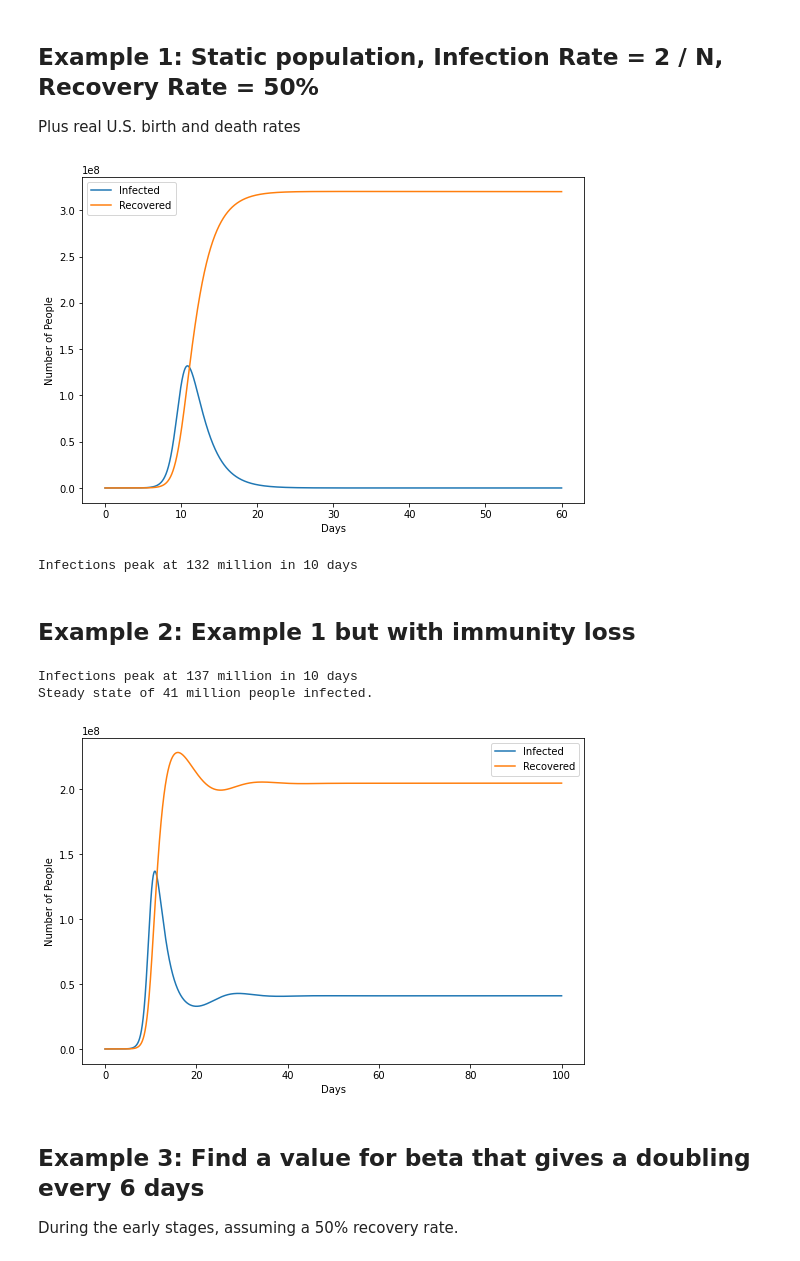
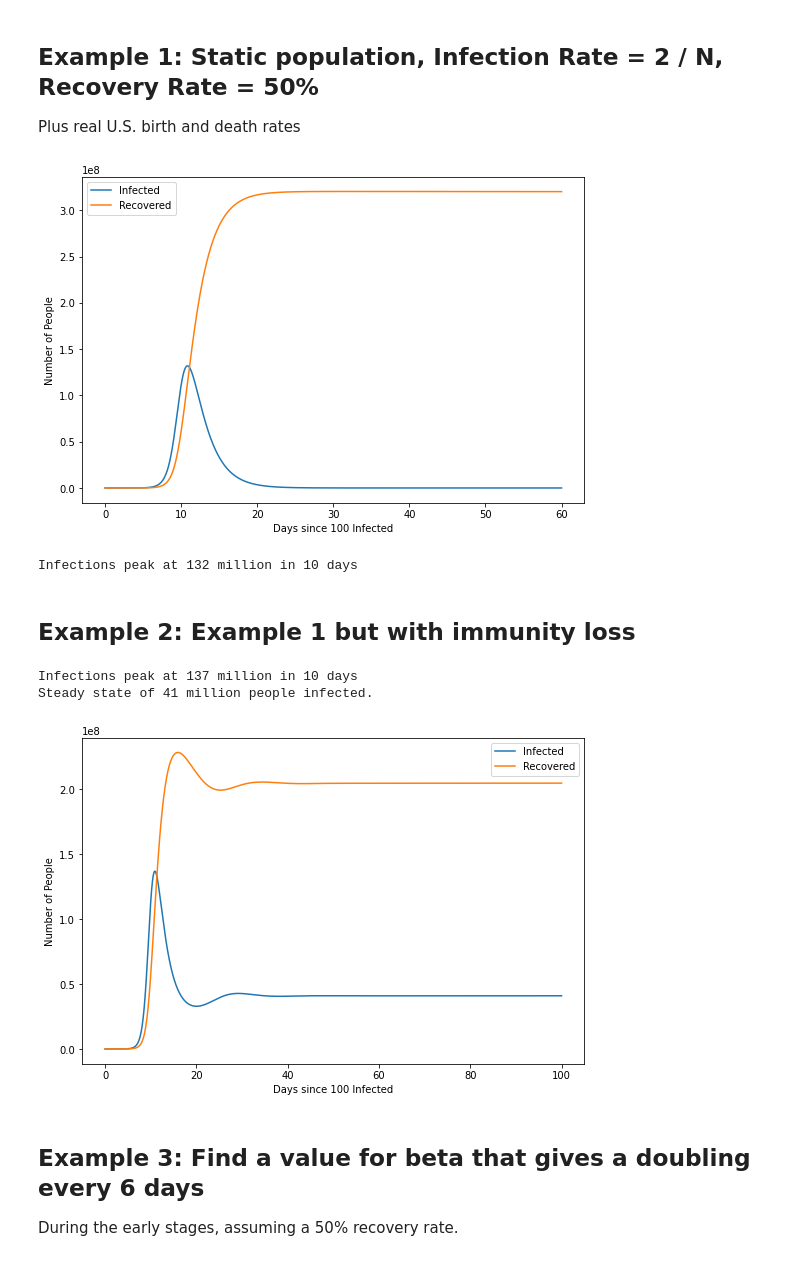
Before and after one commit to valerierose/pyviral, a Jupyter notebook: examples/Examples.ipynb, the cells around one changed output. Saved outputs shown, nothing was run; the diff lists cells and outputs as text; code cells hidden in the pictures.

```diff
--- a/examples/Examples.ipynb
+++ b/examples/Examples.ipynb
@@ -27,17 +27,17 @@ Plus real U.S. birth and death rates
 # %%
 I0 = 100
 t = 60
 T = np.arange(0, t, dt)
 S, I, R = pyviral.run(N - I0, I0, beta=2 / N, gamma=0.5, alpha=Alpha, mu=Mu, t=t, dt=dt)
 plt.plot(T, I, label="Infected")
 plt.plot(T, R, label="Recovered")
-plt.xlabel("Days")
+plt.xlabel("Days since %i Infected" % I0)
 plt.ylabel("Number of People")
 plt.legend()
 plt.show()
 print("Infections peak at %i million in %i days" % (np.round(np.max(I) / 1e6), T[np.argmax(I)]))
 # %% [output]
-[figure, old version]
+[figure, new version]
 Infections peak at 132 million in 10 days
 # %% [markdown]
 ## Example 2: Example 1 but with immunity loss
@@ -49,7 +49,7 @@ T = np.arange(0, t, dt)
 S, I, R = pyviral.run(N - I0, I0, beta=2 / N, gamma=0.5, alpha=Alpha, mu=Mu, f=0.1, t=t, dt=dt)
 plt.plot(T, I, label="Infected")
 plt.plot(T, R, label="Recovered")
-plt.xlabel("Days")
+plt.xlabel("Days since %i Infected" % I0)
 plt.ylabel("Number of People")
 plt.legend()
 print("Infections peak at %i million in %i days" % (np.round(np.max(I) / 1e6), T[np.argmax(I)]))
@@ -57,7 +57,7 @@ print("Steady state of %i million people infected." % np.round(I[-1] / 1e6))
 # %% [output]
 Infections peak at 137 million in 10 days
 Steady state of 41 million people infected.
-[figure, old version]
+[figure, new version]
 # %% [markdown]
 ## Example 3: Find a value for beta that gives a doubling every 6 days
 
```
Also changed, not shown: parts of 1 cell of this notebook, 1 other file.
